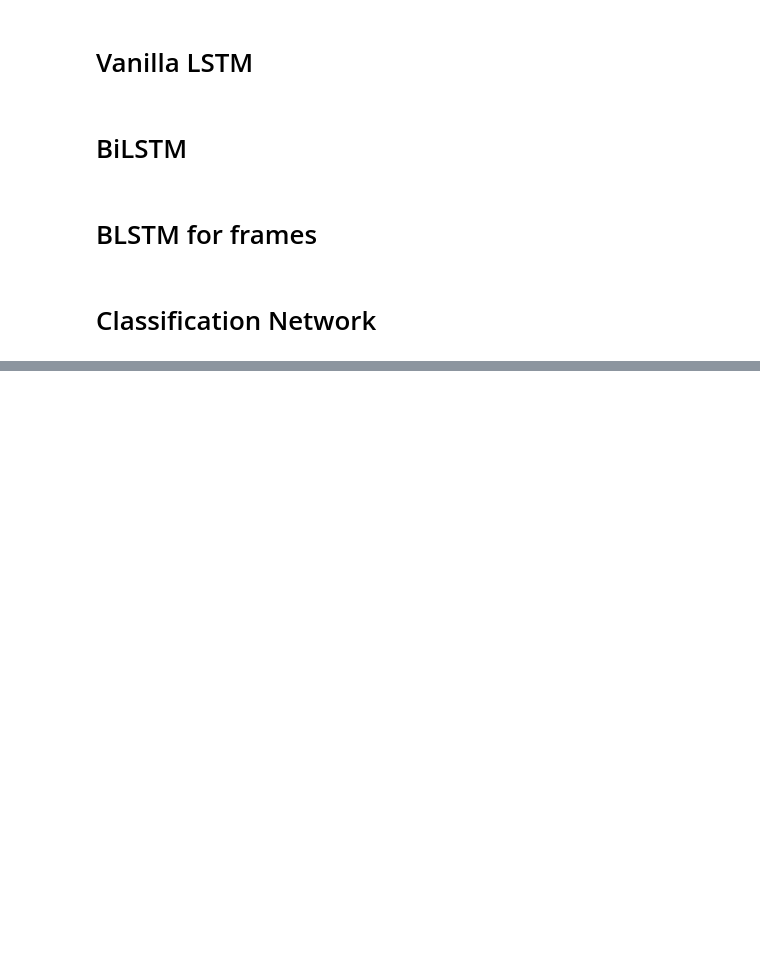
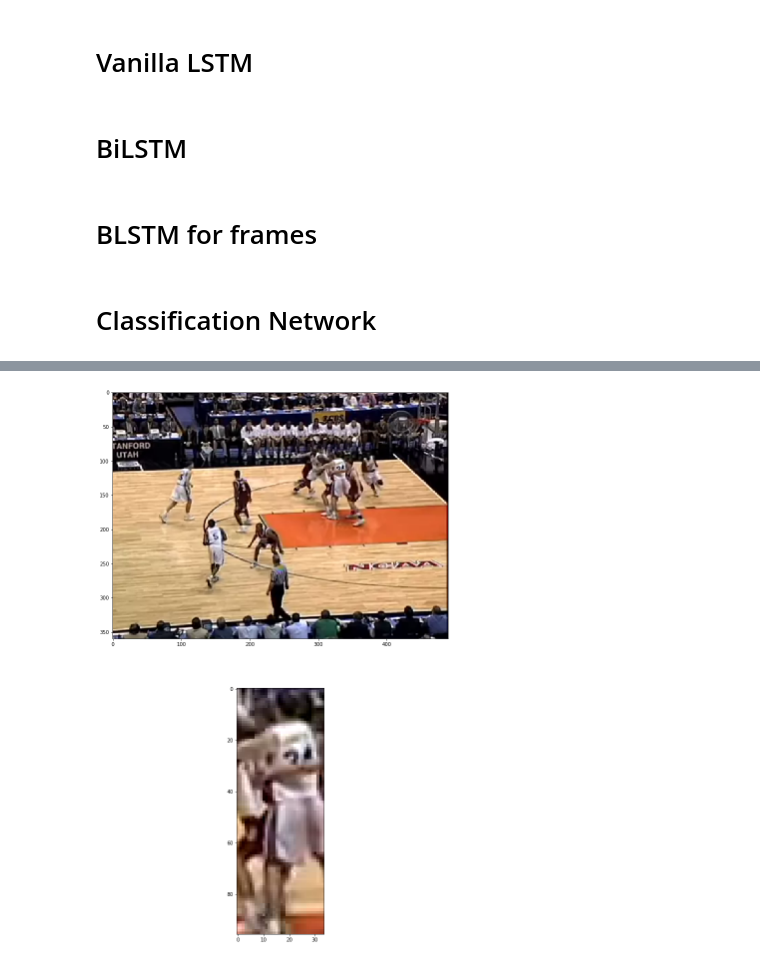
Before and after one commit to atakanguney/computer-vision-term-project, a Jupyter notebook: code/BLSTM.ipynb, the cells around one changed output, grey strips where cells are left out. Saved outputs shown, nothing was run; the diff lists cells and outputs as text; code cells hidden in the pictures; blank space fills up the shorter version.

```diff
--- a/code/BLSTM.ipynb
+++ b/code/BLSTM.ipynb
@@ -408,2 +415,6 @@ f_t = np.array(frame_features)
+# %%
+p_t = np.zeros([num_players, n_timestamps, player_dim])
+for i, player_vectors in enumerate(p_ts):
+    p_t[:min(len(player_vectors), num_players), i, :] = player_vectors[:num_players]
 # %%
-f_t, p_t = np.expand_dims(f_t, 0), np.expand_dims(p_t, 0)
+p_t = np.expand_dims(p_t, 0)
@@ -411,6 +426,8 @@ f_t, p_t = np.expand_dims(f_t, 0), np.expand_dims(p_t, 0)
 with tf.Session() as sess:
     sess.run(tf.global_variables_initializer())
     attention_weights = sess.run(class_model.get_layer("attention").output, {ft: f_t, pt: p_t})
+# %%
+attention_weights = attention_weights.squeeze()
 # %%
 attention_weights.shape
 # %% [output]
@@ -417,0 +435,2 @@ attention_weights.shape
+# %%
+key_players = attention_weights.argmax(axis=1)
@@ -417,0 +440,11 @@ attention_weights.shape
+# %%
+for i, frame in enumerate(frames):
+    player_dict = players[i]
+    player_regions = list(player_dict.values())
+    fig, axes = plt.subplots(2, figsize=(20, 20))
+    axes[0].imshow(cv.cvtColor(frame, cv.COLOR_BGR2RGB))
+    axes[1].imshow(cv.cvtColor(player_regions[key_players[i]], cv.COLOR_BGR2RGB))
+
+    break
+# %% [output]
+[figure, added]
```
Also changed, not shown: parts of 20 cells of this notebook, 3 other files.
